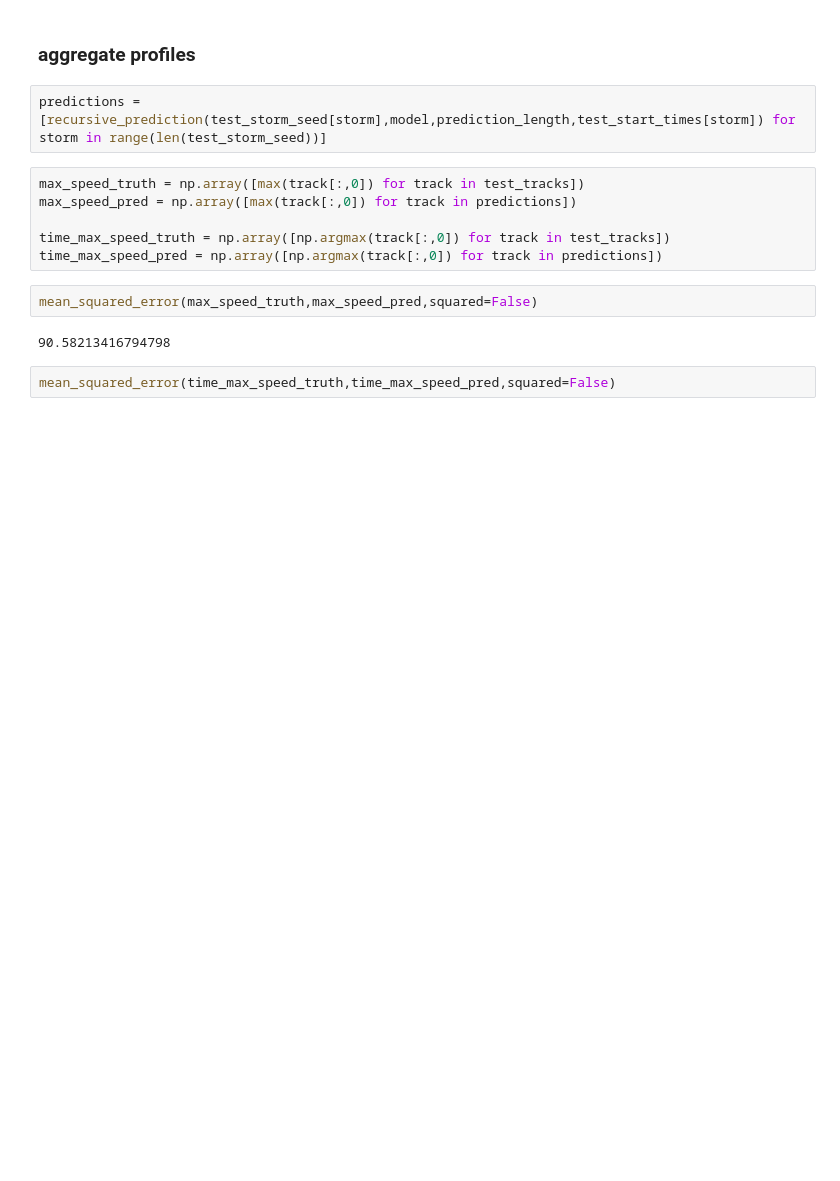
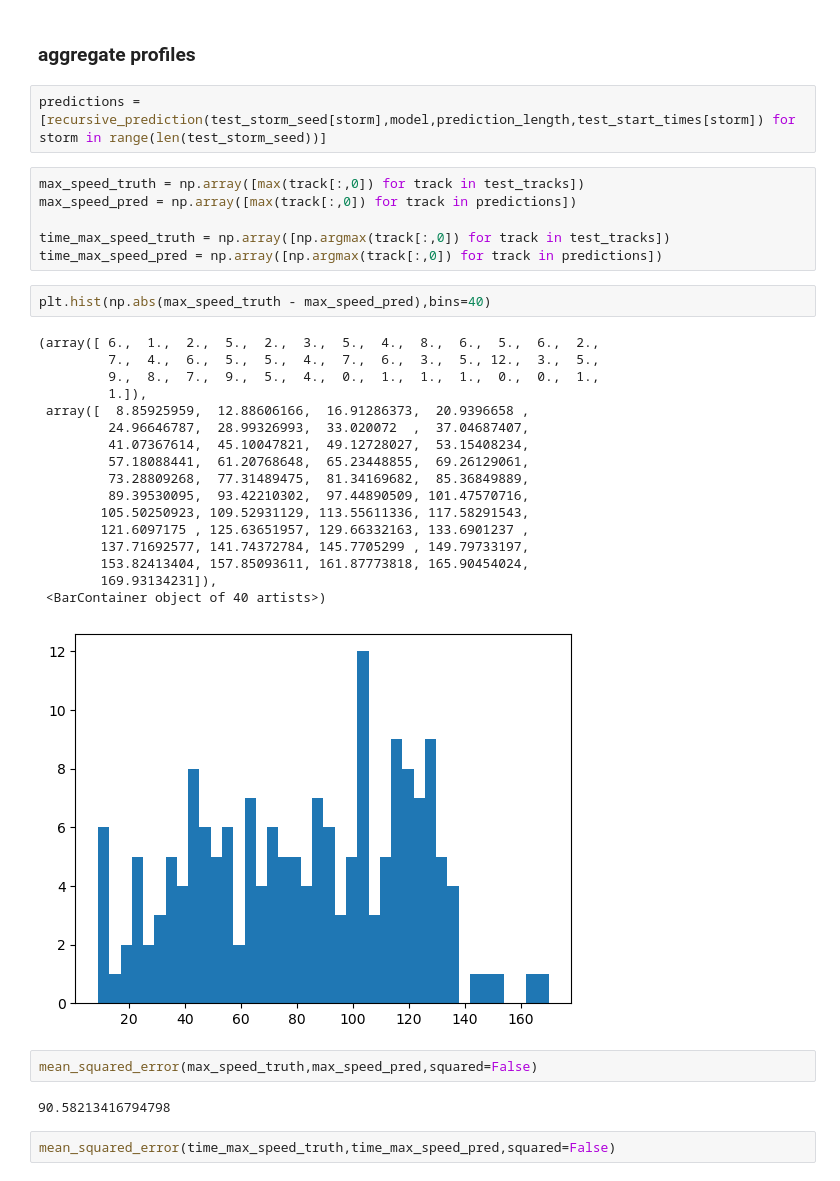
Before and after one commit to OneOneFour/CS229-Project, a Jupyter notebook: conv/test_models.ipynb, the cells around one changed output. Saved outputs shown, nothing was run; the diff lists cells and outputs as text; blank space fills up the shorter version.

```diff
--- a/conv/test_models.ipynb
+++ b/conv/test_models.ipynb
@@ -134,6 +134,26 @@ max_speed_pred = np.array([max(track[:,0]) for track in predictions])
 
 time_max_speed_truth = np.array([np.argmax(track[:,0]) for track in test_tracks])
 time_max_speed_pred = np.array([np.argmax(track[:,0]) for track in predictions])
+# %%
+plt.hist(np.abs(max_speed_truth - max_speed_pred),bins=40)
+# %% [output]
+(array([ 6.,  1.,  2.,  5.,  2.,  3.,  5.,  4.,  8.,  6.,  5.,  6.,  2.,
+         7.,  4.,  6.,  5.,  5.,  4.,  7.,  6.,  3.,  5., 12.,  3.,  5.,
+         9.,  8.,  7.,  9.,  5.,  4.,  0.,  1.,  1.,  1.,  0.,  0.,  1.,
+         1.]),
+ array([  8.85925959,  12.88606166,  16.91286373,  20.9396658 ,
+         24.96646787,  28.99326993,  33.020072  ,  37.04687407,
+         41.07367614,  45.10047821,  49.12728027,  53.15408234,
+         57.18088441,  61.20768648,  65.23448855,  69.26129061,
+         73.28809268,  77.31489475,  81.34169682,  85.36849889,
+         89.39530095,  93.42210302,  97.44890509, 101.47570716,
+        105.50250923, 109.52931129, 113.55611336, 117.58291543,
+        121.6097175 , 125.63651957, 129.66332163, 133.6901237 ,
+        137.71692577, 141.74372784, 145.7705299 , 149.79733197,
+        153.82413404, 157.85093611, 161.87773818, 165.90454024,
+        169.93134231]),
+ <BarContainer object of 40 artists>)
+[figure, added]
 # %%
 mean_squared_error(max_speed_truth,max_speed_pred,squared=False)
 # %% [output]
```
Also changed, not shown: 3 other files.
